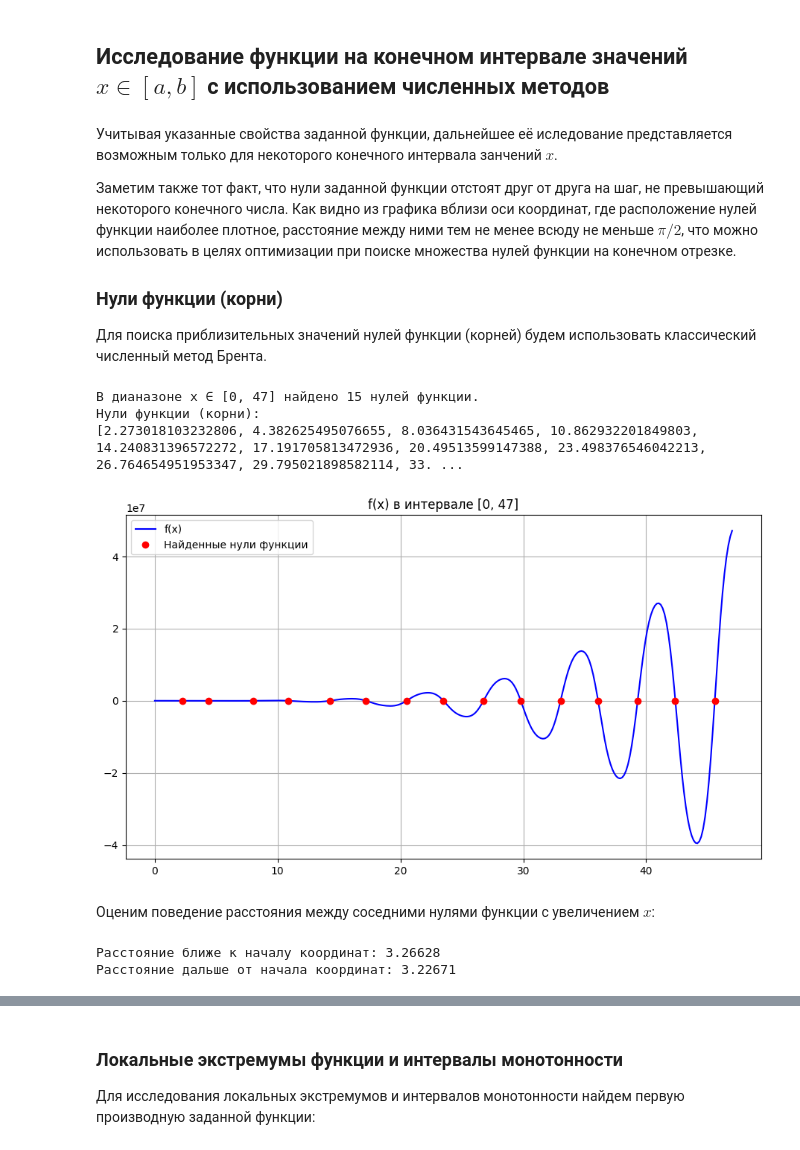
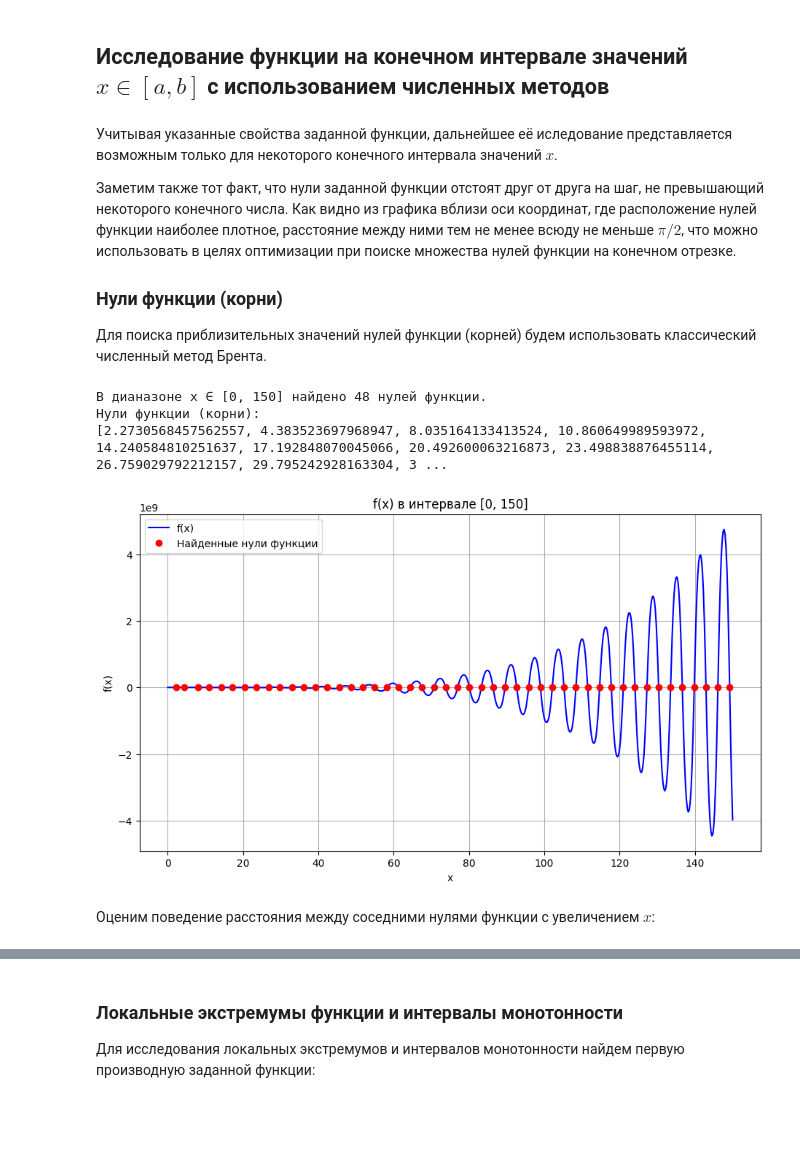
Before and after one commit to alexeycoder/py-investigate-math-function, a Jupyter notebook: homework-11.ipynb, the cells around one changed output, grey strips where cells are left out. Cells and saved outputs as stored; diff of their text form; code cells hidden in the pictures; blank space fills up the shorter version.

```diff
--- a/homework-11.ipynb
+++ b/homework-11.ipynb
@@ -65,7 +65,7 @@ pass
 # %% [markdown]
 ## Исследование функции на конечном интервале значений $x\in[a, b]$ с использованием численных методов
 # %% [markdown]
-Учитывая указанные свойства заданной функции, дальнейшее её иследование представляется возможным только для некоторого конечного интервала занчений $x$.
+Учитывая указанные свойства заданной функции, дальнейшее её иследование представляется возможным только для некоторого конечного интервала значений $x$.
 
 Заметим также тот факт, что нули заданной функции отстоят друг от друга на шаг, не превышающий некоторого конечного числа. Как видно из графика вблизи оси координат, где расположение нулей функции наиболее плотное, расстояние между ними тем не менее всюду не меньше $\pi/2$, что можно использовать в целях оптимизации при поиске множества нулей функции на конечном отрезке.
 
@@ -77,7 +77,7 @@ import numpy as np
 from scipy.optimize import brentq
 
 a = 0
-b = 47
+b = 150
 
 resolution = np.pi / 2
 
@@ -98,7 +98,7 @@ def roots(func, start, end, step):
         if l_val * r_val >= 0:
             return
         try:
-            root = brentq(func, sub_start, sub_end, rtol=0.001, maxiter=10000)
+            root = brentq(func, sub_start, sub_end)
             if root > end:
                 return
         except Exception:
@@ -117,23 +117,23 @@ print(
 print('Нули функции (корни):')
 print(found_roots_within_ab)
 # %% [output]
-В дианазоне x ∈ [0, 47] найдено 15 нулей функции.
+В дианазоне x ∈ [0, 150] найдено 48 нулей функции.
 Нули функции (корни):
-[2.273018103232806, 4.382625495076655, 8.036431543645465, 10.862932201849803, 14.240831396572272, 17.191705813472936, 20.49513599147388, 23.498376546042213, 26.764654951953347, 29.795021898582114, 33. ...
+[2.2730568457562557, 4.383523697968947, 8.035164133413524, 10.860649989593972, 14.240584810251637, 17.192848070045066, 20.492600063216873, 23.498838876455114, 26.759029792212157, 29.795242928163304, 3 ...
 # %%
-xs = np.linspace(a, b, 300)
+xs = np.linspace(a, b, 600)
 # plot(f, (x, a, b), adaptive=False, nb_of_points=300, title=f'f(x) в интервале [{a}, {b}]')
 plt.figure(figsize=FIG_SIZE)
 plt.title(f'f(x) в интервале [{a}, {b}]')
-plt.xlabel = 'x'
-plt.ylabel = 'f(x)'
+plt.xlabel('x')
+plt.ylabel('f(x)')
 plt.grid()
 plt.plot(xs, f_py(xs), 'b', label='f(x)')
 plt.plot(found_roots_within_ab, [
          0]*len(found_roots_within_ab), 'ro', label='Найденные нули функции')
 plt.legend()
 pass
 # %% [output]
-[figure, old version]
+[figure, new version]
 # %% [markdown]
 Оценим поведение расстояния между соседними нулями функции с увеличением $x$:
@@ -145,6 +139,0 @@ distance_far = found_roots_within_ab[-1] - found_roots_within_ab[-2]
-# %%
-print(f'Расстояние ближе к началу координат: {distance_close:.5f}')
-print(f'Расстояние дальше от начала координат: {distance_far:.5f}')
-# %% [output]
-Расстояние ближе к началу координат: 3.26628
-Расстояние дальше от начала координат: 3.22671
```
Also changed, not shown: parts of 11 cells of this notebook, 1 other file.
